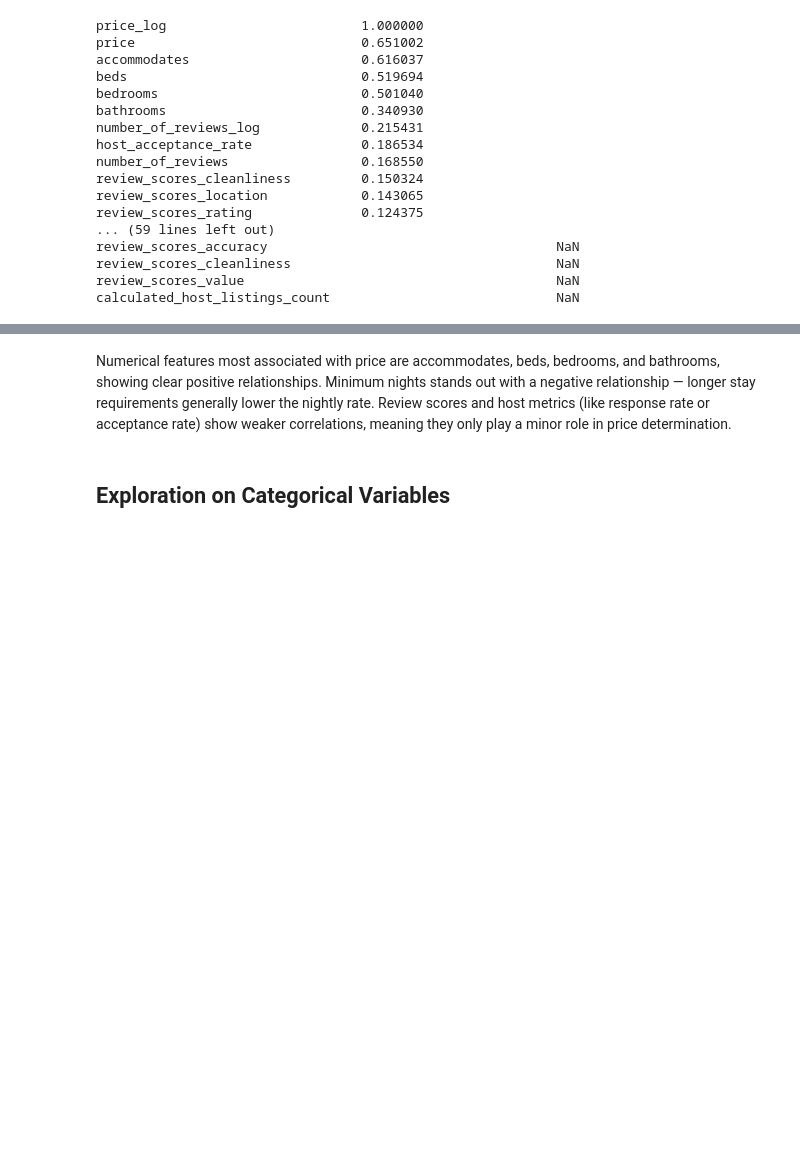
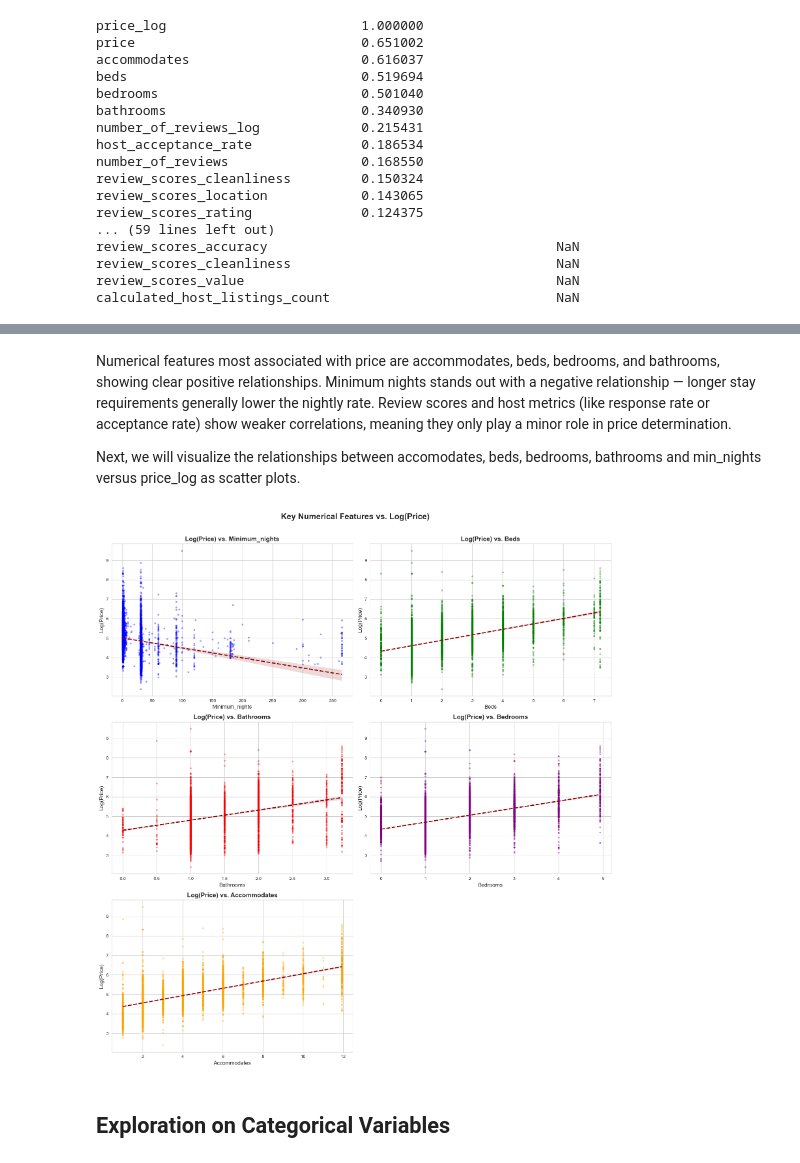
Before and after one commit to othmane-zizi-pro/airbnb_ml_price_prediction, a Jupyter notebook: airbnb_ml_model.ipynb, the cells around one changed output, grey strips where cells are left out. Drawn from its saved outputs; the diff is of its cells as text; code cells hidden in the pictures; blank space fills up the shorter version.

```diff
--- a/airbnb_ml_model.ipynb
+++ b/airbnb_ml_model.ipynb
@@ -685,3 +779,6 @@ Missing 'last_review' values: 1604
+# %%
+#Depending on whether we use these columns in the model later on, can drop
+listings_clean = listings_clean.drop(columns=['latitude', 'longitude'])
 # %% [markdown]
 ## Identifying Explanatory Variables
 # %% [markdown]
@@ -796,6 +901,68 @@ number_of_reviews_log               | r =  0.215 | p-value =  0.00000
 Numerical features most associated with price are accommodates, beds, bedrooms, and bathrooms, showing clear positive relationships.
 Minimum nights stands out with a negative relationship — longer stay requirements generally lower the nightly rate.
 Review scores and host metrics (like response rate or acceptance rate) show weaker correlations, meaning they only play a minor role in price determination.
+
+Next, we will visualize the relationships between accomodates, beds, bedrooms, bathrooms and min_nights versus price_log as scatter plots.
+# %%
+#Create scatter plots with regression lines for the most highly correlated numerical features against log-transformed price
+import warnings
+
+# Suppress warnings for a cleaner output
+warnings.filterwarnings('ignore')
+
+sns.set_style("whitegrid")
+
+# Define Features to Plot ---
+features_to_plot = ['minimum_nights', 'beds', 'bathrooms', 'bedrooms', 'accommodates']
+colors = ['blue', 'green', 'red', 'purple', 'orange']
+
+# Create subplots
+fig, axes = plt.subplots(3, 2, figsize=(16, 18))
+fig.suptitle('Key Numerical Features vs. Log(Price)', fontsize=18, fontweight='bold')
+
+# Flatten the axes array for easy iteration
+axes_flat = axes.flatten()
+
+# Loop and Plot
+for i, feature in enumerate(features_to_plot):
+    ax = axes_flat[i]
+
+    # Check if the feature exists in the DataFrame to avoid KeyErrors
+    if feature in listings_clean.columns:
+        # Use regplot for scatter + regression line
+        # Use scatter_kws to make points semi-transparent for readability
+        sns.regplot(
+            data=listings_clean,
+            x=feature,
+            y='price_log',
+            ax=ax,
+            color=colors[i],
+            scatter_kws={'alpha': 0.3, 's': 10}, # s = point size
+            line_kws={'color': 'darkred', 'linestyle': '--'}
+        )
+
+        ax.set_title(f'Log(Price) vs. {feature.capitalize()}', fontsize=14, fontweight='bold')
+        ax.set_xlabel(feature.capitalize(), fontsize=12)
+        ax.set_ylabel('Log(Price)', fontsize=12)
+
+    else:
+        # Handle case where a column might be missing
+        ax.set_title(f"Column '{feature}' not found", fontsize=14, fontweight='bold')
+        ax.text(0.5, 0.5, f"'{feature}' not in DataFrame",
+                horizontalalignment='center',
+                verticalalignment='center',
+                transform=ax.transAxes,
+                color='red')
+
+# Clean up and Show
+ # Turn off the last unused subplot
+if len(features_to_plot) < len(axes_flat):
+    axes_flat[-1].set_visible(False)
+
+plt.tight_layout(rect=[0, 0.03, 1, 0.97])
+plt.show()
+# %% [output]
+[figure, added]
 # %% [markdown]
 ## Exploration on Categorical Variables
 # %%
```
Also changed, not shown: parts of 16 cells of this notebook, 1 other file.
